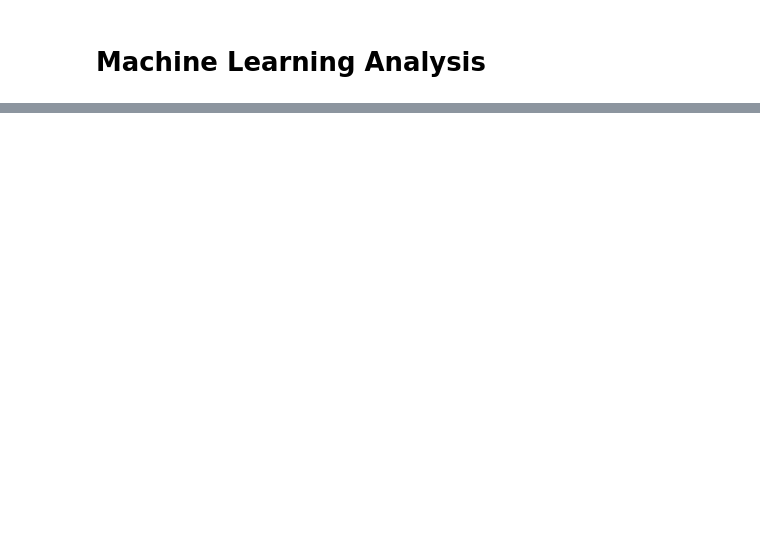
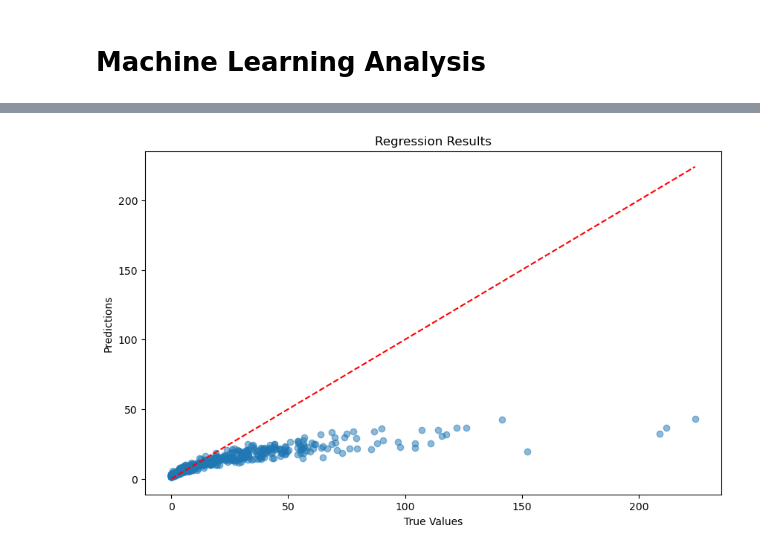
Before and after one commit to jacob-tye/BMI_6114_Project, a Jupyter notebook: analysis/01_ml_analysis_rf.ipynb, the cells around one changed output, grey strips where cells are left out. Drawn from its saved outputs; the diff is of its cells as text; code cells hidden in the pictures; blank space fills up the shorter version.

```diff
--- a/analysis/01_ml_analysis_rf.ipynb
+++ b/analysis/01_ml_analysis_rf.ipynb
@@ -69,0 +120,11 @@ def objective(trial):
+# %%
+# --- Run Optuna ---
+study = optuna.create_study(direction="minimize", study_name="rf_study")
+study.optimize(objective, n_trials=50, n_jobs=-1, show_progress_bar=True)
+
+# --- Print Best Result ---
+print("Best trial:")
+print(f"  Value (val_mse): {study.best_trial.value}")
+print("  Params:")
+for key, val in study.best_trial.params.items():
+    print(f"    {key}: {val}")
@@ -69,0 +150,4 @@ def objective(trial):
+# %%
+best_model = create_pipeline(study.best_trial.params)
+train_features, train_target = get_features_and_target(train_df)
+best_model.fit(train_features, train_target)
@@ -69,0 +172,4 @@ def objective(trial):
+# %%
+plot_regression_results_sklearn(best_model, train_df)
+# %% [output]
+[figure, added]
```
Also changed, not shown: parts of 7 cells of this notebook, 1 other file.
